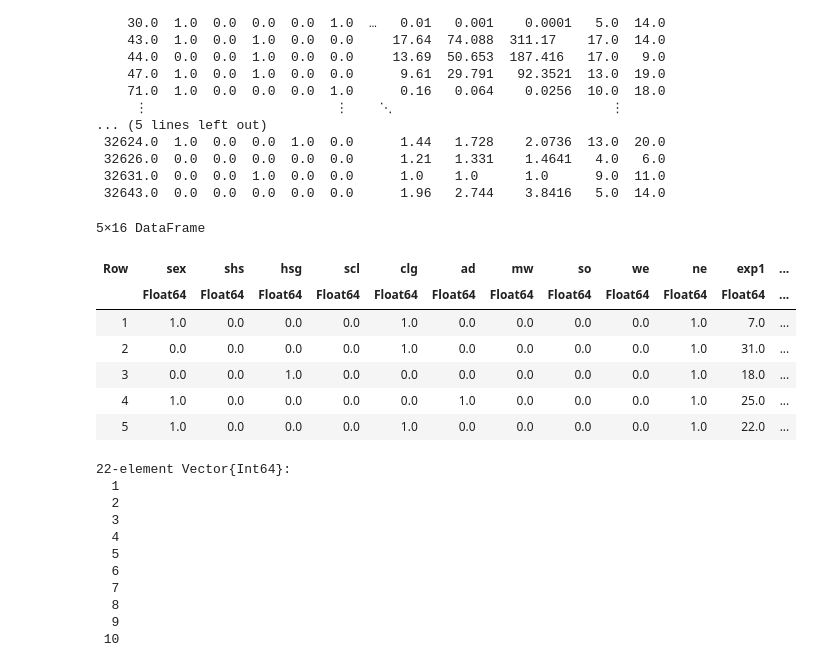
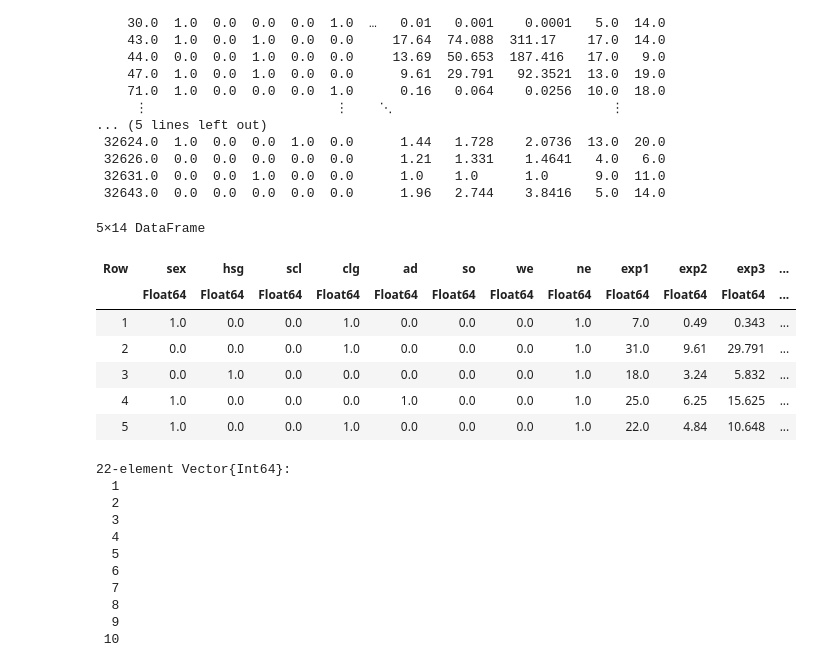
Before and after one commit to d2cml-ai/CausalAI-Course, a Jupyter notebook: Labs/Assignment/Assignment_1/group3_assignment1_Julia.ipynb, the cells around one changed output. Cells and saved outputs as stored; diff of their text form; code cells hidden in the pictures.

```diff
--- a/Labs/Assignment/Assignment_1/group3_assignment1_Julia.ipynb
+++ b/Labs/Assignment/Assignment_1/group3_assignment1_Julia.ipynb
@@ -225,18 +225,22 @@ no_wage = Matrix(select(df, Not([:wage, :lwage, :occ, :ind],)))
  32643.0  0.0  0.0  0.0  0.0  0.0      1.96   2.744    3.8416   5.0  14.0
 # %%
 #filtramos y nos quedamos con las variables que nos contengan wage y que nos interesen
-df=select!(df, Not([:rownames, :occ, :ind, :wage]))
+
+df_no_wage = select(df, Not([:wage, :lwage,:rownames, :occ, :ind]))
+#df=select!(df, Not([:rownames, :occ, :ind, :wage]))
+#para que no tenga errores de multicolineadlidad
+df_no_wage = select(df, Not([:wage, :lwage,:rownames, :occ, :ind, :shs, :mw]))
 
 first(df_no_wage, 5)
 # %% [output]
-5×16 DataFrame
+5×14 DataFrame
-| Row | sex | shs | hsg | scl | clg | ad | mw | so | we | ne | exp1 | ... |
+| Row | sex | hsg | scl | clg | ad | so | we | ne | exp1 | exp2 | exp3 | ... |
 |  | Float64 | Float64 | Float64 | Float64 | Float64 | Float64 | Float64 | Float64 | Float64 | Float64 | Float64 | ... |
-| 1 | 1.0 | 0.0 | 0.0 | 0.0 | 1.0 | 0.0 | 0.0 | 0.0 | 0.0 | 1.0 | 7.0 | ... |
-| 2 | 0.0 | 0.0 | 0.0 | 0.0 | 1.0 | 0.0 | 0.0 | 0.0 | 0.0 | 1.0 | 31.0 | ... |
-| 3 | 0.0 | 0.0 | 1.0 | 0.0 | 0.0 | 0.0 | 0.0 | 0.0 | 0.0 | 1.0 | 18.0 | ... |
-| 4 | 1.0 | 0.0 | 0.0 | 0.0 | 0.0 | 1.0 | 0.0 | 0.0 | 0.0 | 1.0 | 25.0 | ... |
-| 5 | 1.0 | 0.0 | 0.0 | 0.0 | 1.0 | 0.0 | 0.0 | 0.0 | 0.0 | 1.0 | 22.0 | ... |
+| 1 | 1.0 | 0.0 | 0.0 | 1.0 | 0.0 | 0.0 | 0.0 | 1.0 | 7.0 | 0.49 | 0.343 | ... |
+| 2 | 0.0 | 0.0 | 0.0 | 1.0 | 0.0 | 0.0 | 0.0 | 1.0 | 31.0 | 9.61 | 29.791 | ... |
+| 3 | 0.0 | 1.0 | 0.0 | 0.0 | 0.0 | 0.0 | 0.0 | 1.0 | 18.0 | 3.24 | 5.832 | ... |
+| 4 | 1.0 | 0.0 | 0.0 | 0.0 | 1.0 | 0.0 | 0.0 | 1.0 | 25.0 | 6.25 | 15.625 | ... |
+| 5 | 1.0 | 0.0 | 0.0 | 1.0 | 0.0 | 0.0 | 0.0 | 1.0 | 22.0 | 4.84 | 10.648 | ... |
 # %%
 #vemos los valores que toma la variable occ2 para luego convertirla en dummie
 sort(unique(df_no_wage.occ2))
```
Also changed, not shown: parts of 17 cells of this notebook.
